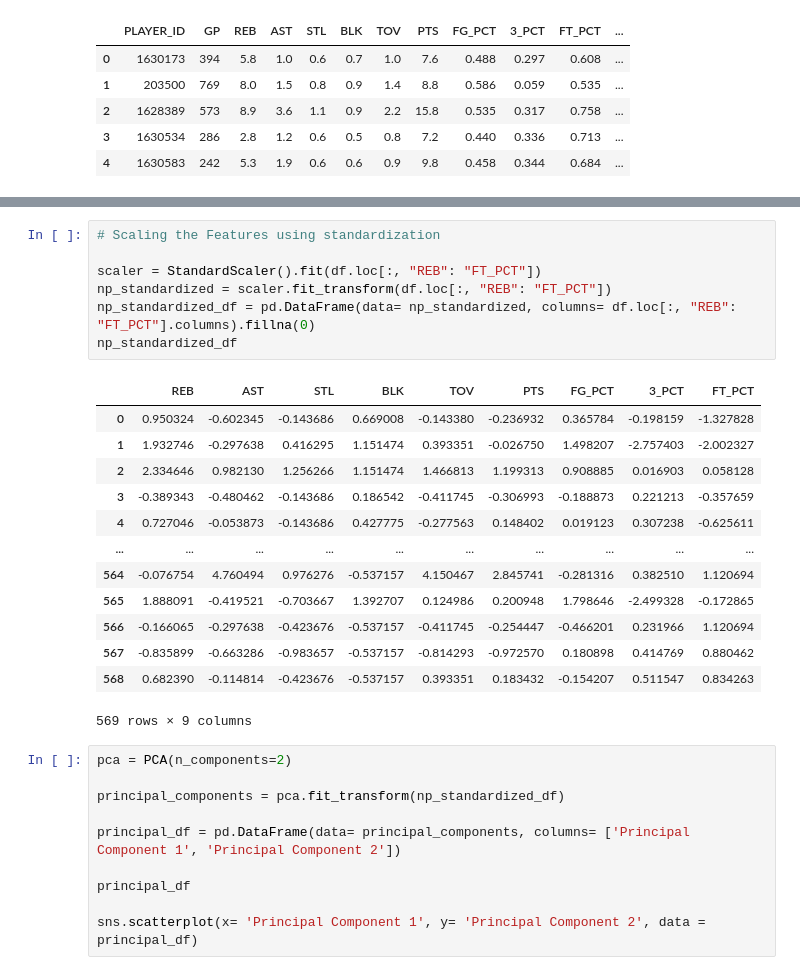
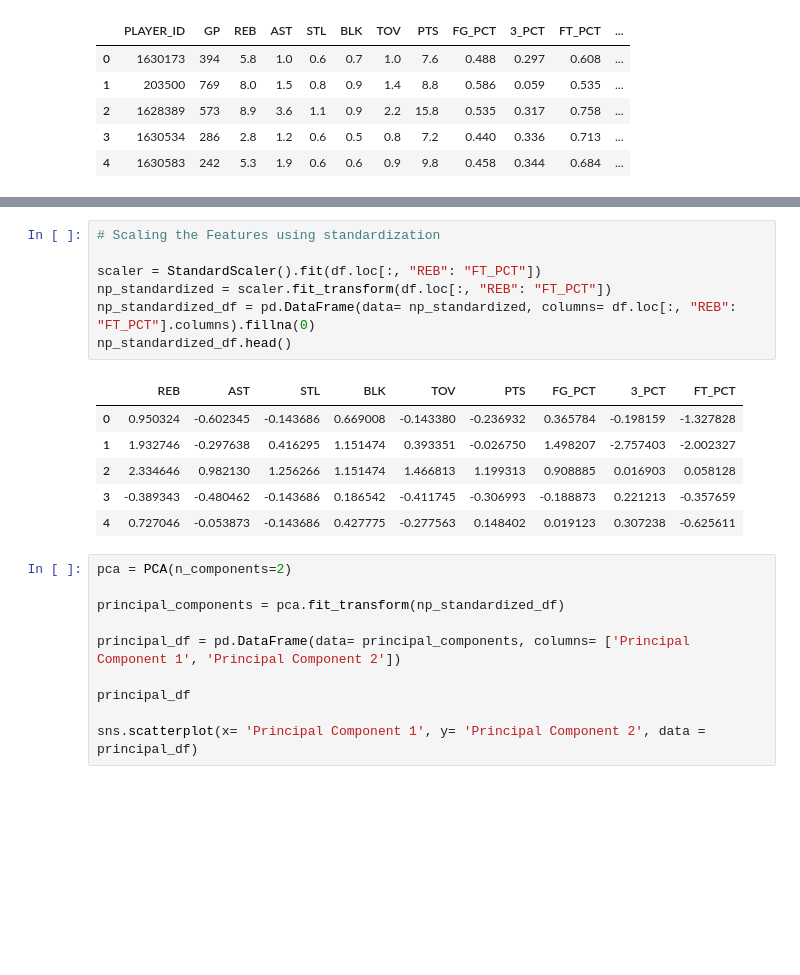
Before and after one commit to kyletp09/NBA_Player_Similarities, a Jupyter notebook: Jupyter_Notebooks/feature_selection.ipynb, the cells around one changed output, grey strips where cells are left out. Cells and saved outputs as stored; diff of their text form; blank space fills up the shorter version.

```diff
--- a/Jupyter_Notebooks/feature_selection.ipynb
+++ b/Jupyter_Notebooks/feature_selection.ipynb
@@ -46,24 +49,17 @@ sns.barplot(x= numeric_data.columns, y= variance_array)
 # %%
 # Scaling the Features using standardization
 
 scaler = StandardScaler().fit(df.loc[:, "REB": "FT_PCT"])
 np_standardized = scaler.fit_transform(df.loc[:, "REB": "FT_PCT"])
 np_standardized_df = pd.DataFrame(data= np_standardized, columns= df.loc[:, "REB": "FT_PCT"].columns).fillna(0)
-np_standardized_df
+np_standardized_df.head()
 # %% [output]
 |  | REB | AST | STL | BLK | TOV | PTS | FG_PCT | 3_PCT | FT_PCT |
 | 0 | 0.950324 | -0.602345 | -0.143686 | 0.669008 | -0.143380 | -0.236932 | 0.365784 | -0.198159 | -1.327828 |
 | 1 | 1.932746 | -0.297638 | 0.416295 | 1.151474 | 0.393351 | -0.026750 | 1.498207 | -2.757403 | -2.002327 |
 | 2 | 2.334646 | 0.982130 | 1.256266 | 1.151474 | 1.466813 | 1.199313 | 0.908885 | 0.016903 | 0.058128 |
 | 3 | -0.389343 | -0.480462 | -0.143686 | 0.186542 | -0.411745 | -0.306993 | -0.188873 | 0.221213 | -0.357659 |
 | 4 | 0.727046 | -0.053873 | -0.143686 | 0.427775 | -0.277563 | 0.148402 | 0.019123 | 0.307238 | -0.625611 |
-| ... | ... | ... | ... | ... | ... | ... | ... | ... | ... |
-| 564 | -0.076754 | 4.760494 | 0.976276 | -0.537157 | 4.150467 | 2.845741 | -0.281316 | 0.382510 | 1.120694 |
-| 565 | 1.888091 | -0.419521 | -0.703667 | 1.392707 | 0.124986 | 0.200948 | 1.798646 | -2.499328 | -0.172865 |
-| 566 | -0.166065 | -0.297638 | -0.423676 | -0.537157 | -0.411745 | -0.254447 | -0.466201 | 0.231966 | 1.120694 |
-| 567 | -0.835899 | -0.663286 | -0.983657 | -0.537157 | -0.814293 | -0.972570 | 0.180898 | 0.414769 | 0.880462 |
-| 568 | 0.682390 | -0.114814 | -0.423676 | -0.537157 | 0.393351 | 0.183432 | -0.154207 | 0.511547 | 0.834263 |
-569 rows × 9 columns
 # %%
 pca = PCA(n_components=2)
 
```
Also changed, not shown: parts of 6 cells of this notebook.
